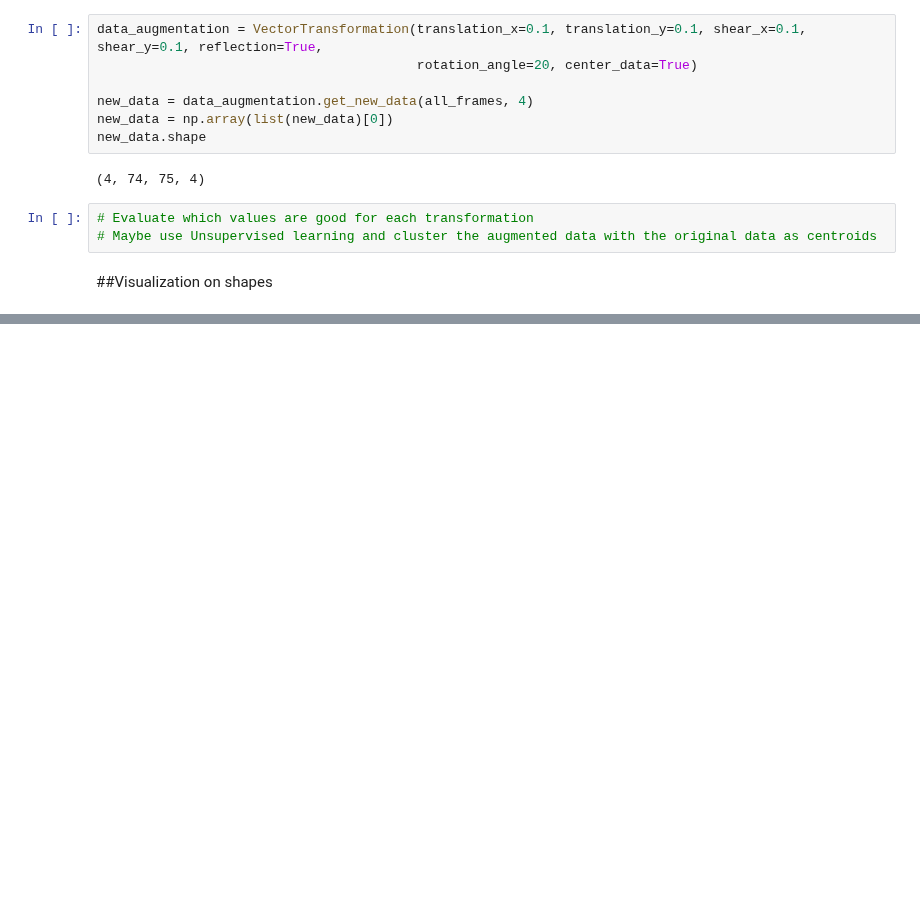
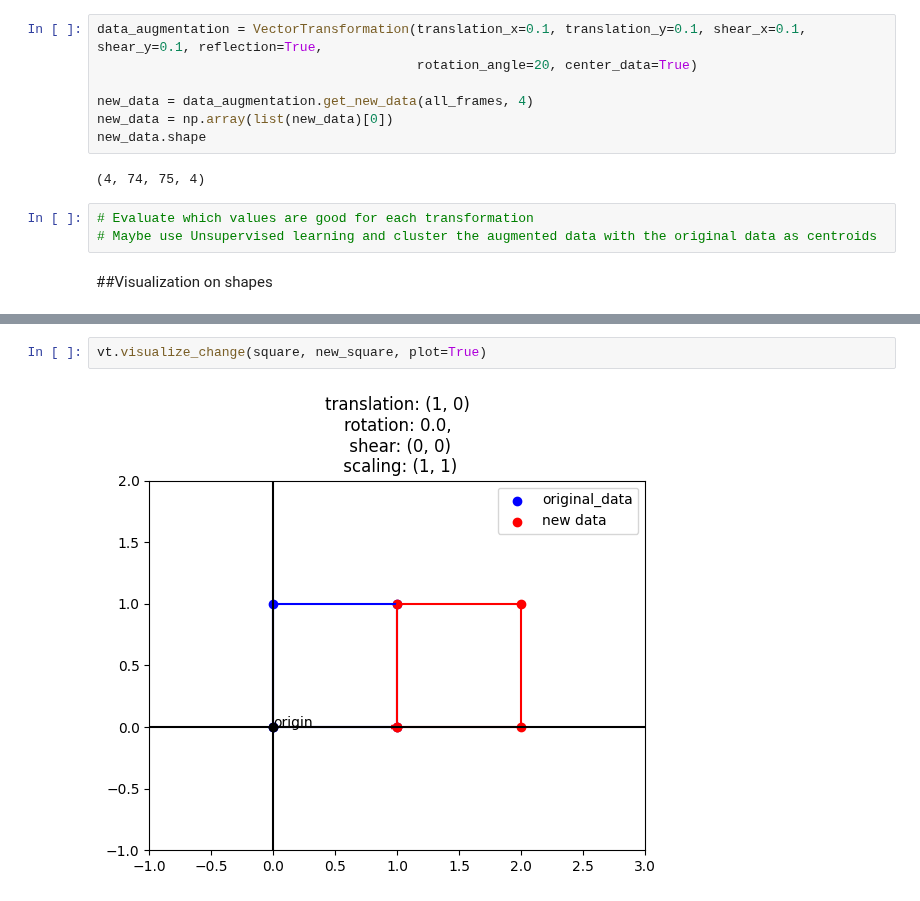
Before and after one commit to alys28/ASL-words-translator, a Jupyter notebook: data_augmentation/media_pipe_data_aug.ipynb, the cells around one changed output, grey strips where cells are left out. Drawn from its saved outputs; the diff is of its cells as text; blank space fills up the shorter version.

```diff
--- a/data_augmentation/media_pipe_data_aug.ipynb
+++ b/data_augmentation/media_pipe_data_aug.ipynb
@@ -373,0 +411,4 @@ plt.fill(x, y, facecolor='blue')
+# %%
+vt.visualize_change(square, new_square, plot=True)
+# %% [output]
+[figure, added]
```
Also changed, not shown: parts of 11 cells of this notebook.
